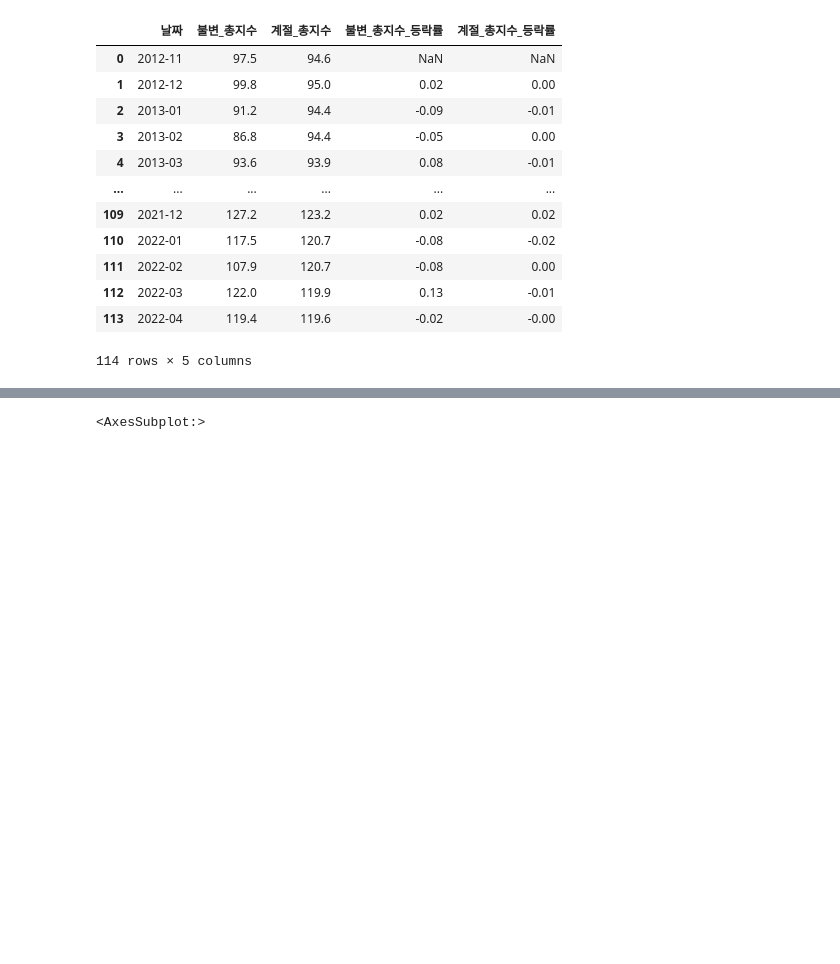
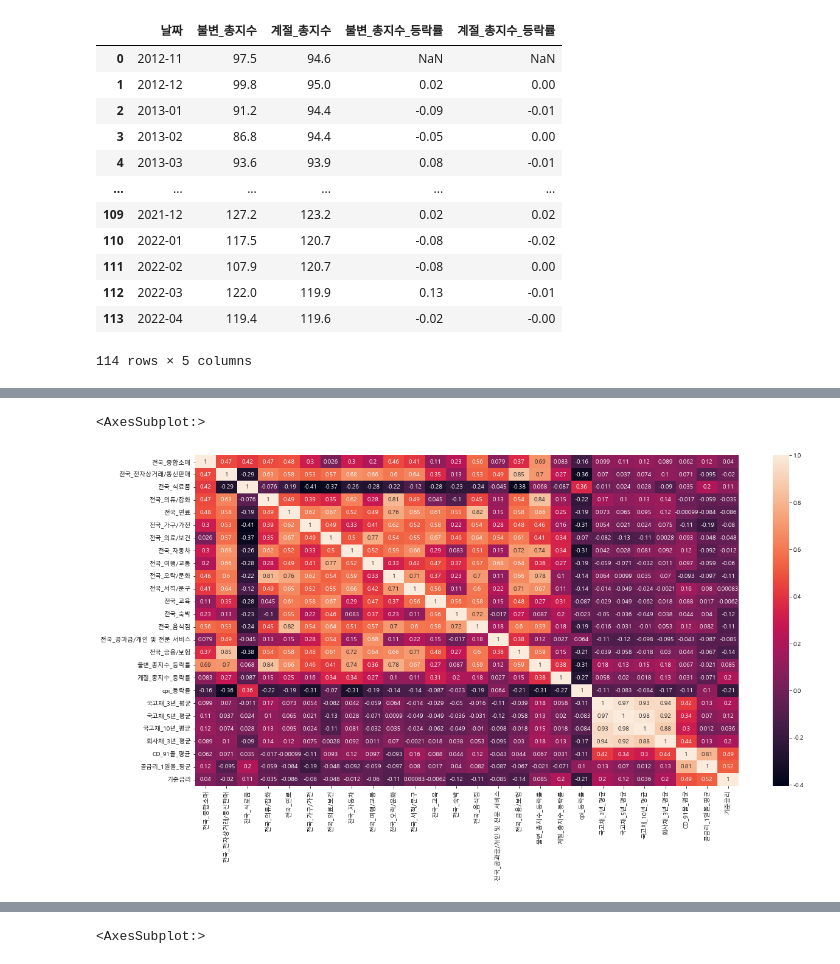
Before and after one commit to KJH3024/test, a Jupyter notebook: 프로젝트1/전국_카드.ipynb, the cells around one changed output, grey strips where cells are left out. Cells and saved outputs as stored; diff of their text form; code cells hidden in the pictures; blank space fills up the shorter version.

```diff
--- a/프로젝트1/전국_카드.ipynb
+++ b/프로젝트1/전국_카드.ipynb
@@ -272,3 +322,11 @@ df_etc_b = pd.concat([df_etc,a],axis=1)
 df_etc_b1 = pd.concat([df_etc,b],axis=1)
 df_etc_s = pd.concat([df_etc,c],axis=1)
 df_etc_s1 = pd.concat([df_etc,d],axis=1)
+# %%
+dd = pd.concat([df_t1,b],axis=1)
+# %%
+ddd = pd.concat([dd,d],axis=1)
+# %%
+dddd = pd.concat([ddd,h],axis=1)
+# %%
+ddddd = pd.concat([dddd,e],axis=1)
@@ -274,0 +341,10 @@ df_etc_s1 = pd.concat([df_etc,d],axis=1)
+# %%
+import seaborn as sns
+import matplotlib.pyplot as plt
+
+plt.rcParams["font.family"] = "Malgun Gothic"
+plt.figure(figsize=(20,10))
+sns.heatmap(ddddd.corr(),annot=True)
+# %% [output]
+<AxesSubplot:>
+[figure, added]
```
Also changed, not shown: parts of 24 cells of this notebook.
